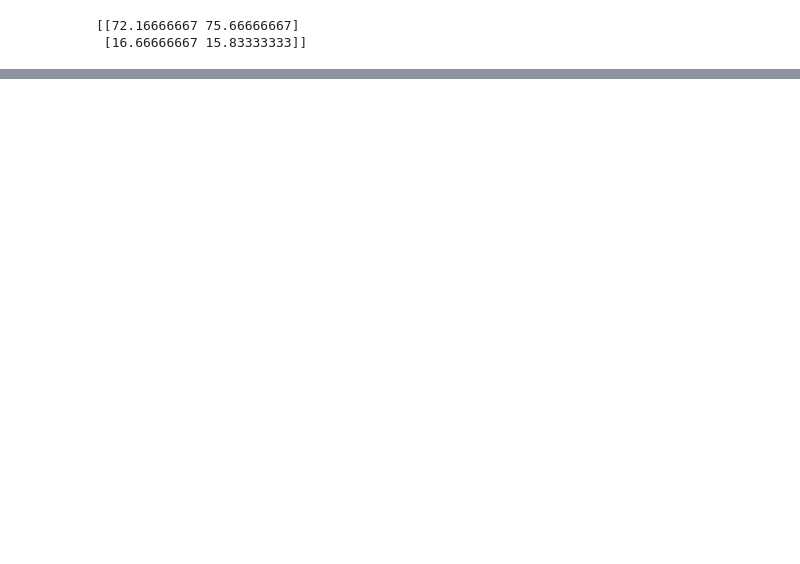
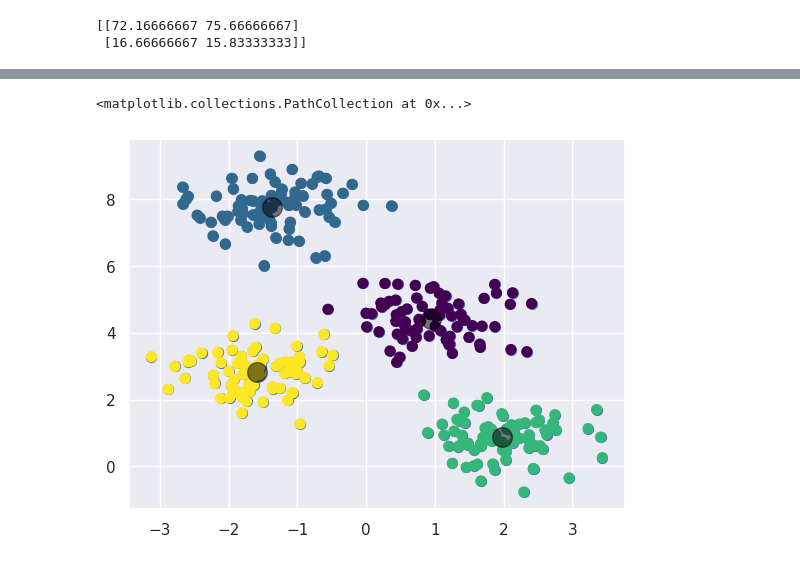
Before and after one commit to jhuee/DeepLearning, a Jupyter notebook: KMeans.ipynb, the cells around one changed output, grey strips where cells are left out. Saved outputs shown, nothing was run; the diff lists cells and outputs as text; code cells hidden in the pictures; blank space fills up the shorter version.

Commit message:
KMeans 활용

```diff
--- a/KMeans.ipynb
+++ b/KMeans.ipynb
@@ -48,0 +65,27 @@ from sklearn.datasets.samples_generator import make_blobs
+# %%
+#Using a function that make_blobs()
+import seaborn as sns; sns.set()
+import matplotlib.pyplot as plt
+import numpy as np
+from sklearn.cluster import KMeans
+from sklearn.datasets import make_blobs
+#make_blobs() : 가상의 클러스팅 데이터 생성
+#center=4 : 클러스터 개수
+#cluster_std : 클러스터 내 데이터의 표준편차 설정, 분산 정도 조절
+#random_state : 난수 발생 시드 설정
+X, y_true = make_blobs(n_samples=300, centers=4, cluster_std=0.60, random_state=0)
+
+plt.scatter(X[:,0], X[:,1], s = 50);
+
+kmeans = KMeans(n_clusters=4)
+kmeans.fit(X)
+#각 데이터 포인트를 가장 가까운 클러스터에게 할당
+y_kmeans = kmeans.predict(X)
+
+plt.scatter(X[:,0], X[:,1], c=y_kmeans, s=50, cmap= 'viridis')
+
+centers = kmeans.cluster_centers_
+plt.scatter(centers[:,0], centers[:,1], c='black', s=200, alpha=0.5)
+# %% [output]
+<matplotlib.collections.PathCollection at 0x...>
+[figure, added]
```
Also changed, not shown: parts of 5 cells of this notebook.
